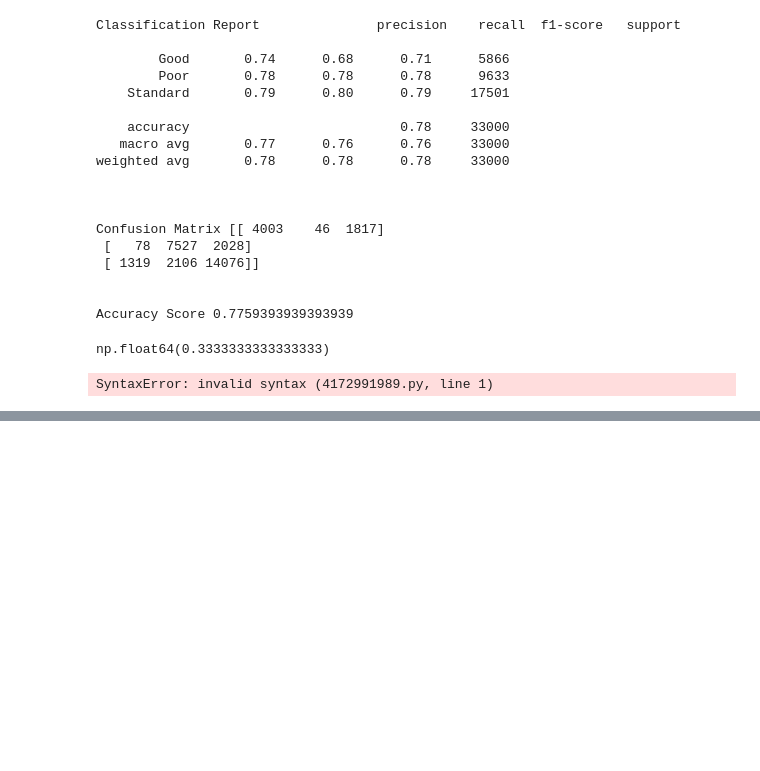
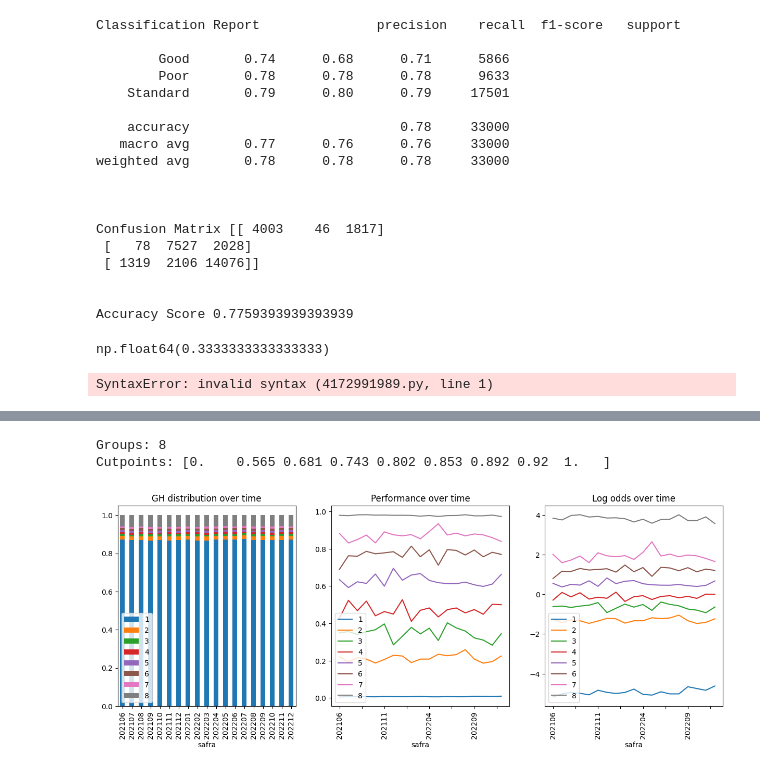
Before and after one commit to thommich/reject-inference-modelling, a Jupyter notebook: best_gh.ipynb, the cells around one changed output, grey strips where cells are left out. Cells and saved outputs as stored; diff of their text form; code cells hidden in the pictures; blank space fills up the shorter version.

```diff
--- a/best_gh.ipynb
+++ b/best_gh.ipynb
@@ -2093,0 +2503,13 @@ for c in configs:
+# %%
+result = isotonic_temporal_binning(df_treino,'score','safra','target')
+
+print("Groups:", result["n_groups"])
+print("Cutpoints:", np.round(result["cutpoints"], 4))
+# %% [output]
+Groups: 8
+Cutpoints: [0.    0.565 0.681 0.743 0.802 0.853 0.892 0.92  1.   ]
+# %%
+df_data['GH'] = get_gh(df_data,'score',result["cutpoints"])
+plot_gh(df_data, 'safra', 'target', 'GH', perf_denominator=None)
+# %% [output]
+[figure, added]
```
Also changed, not shown: parts of 34 cells of this notebook.
